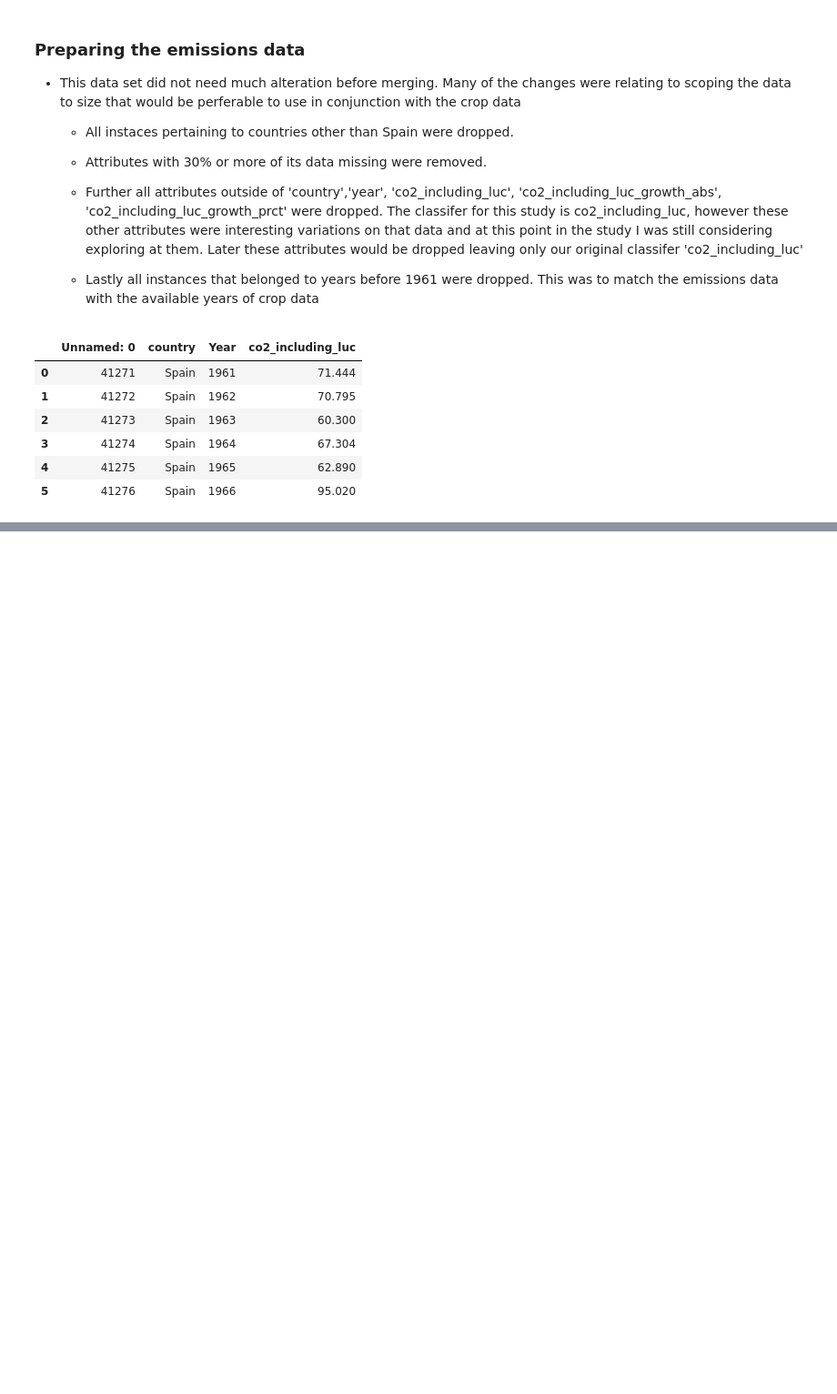
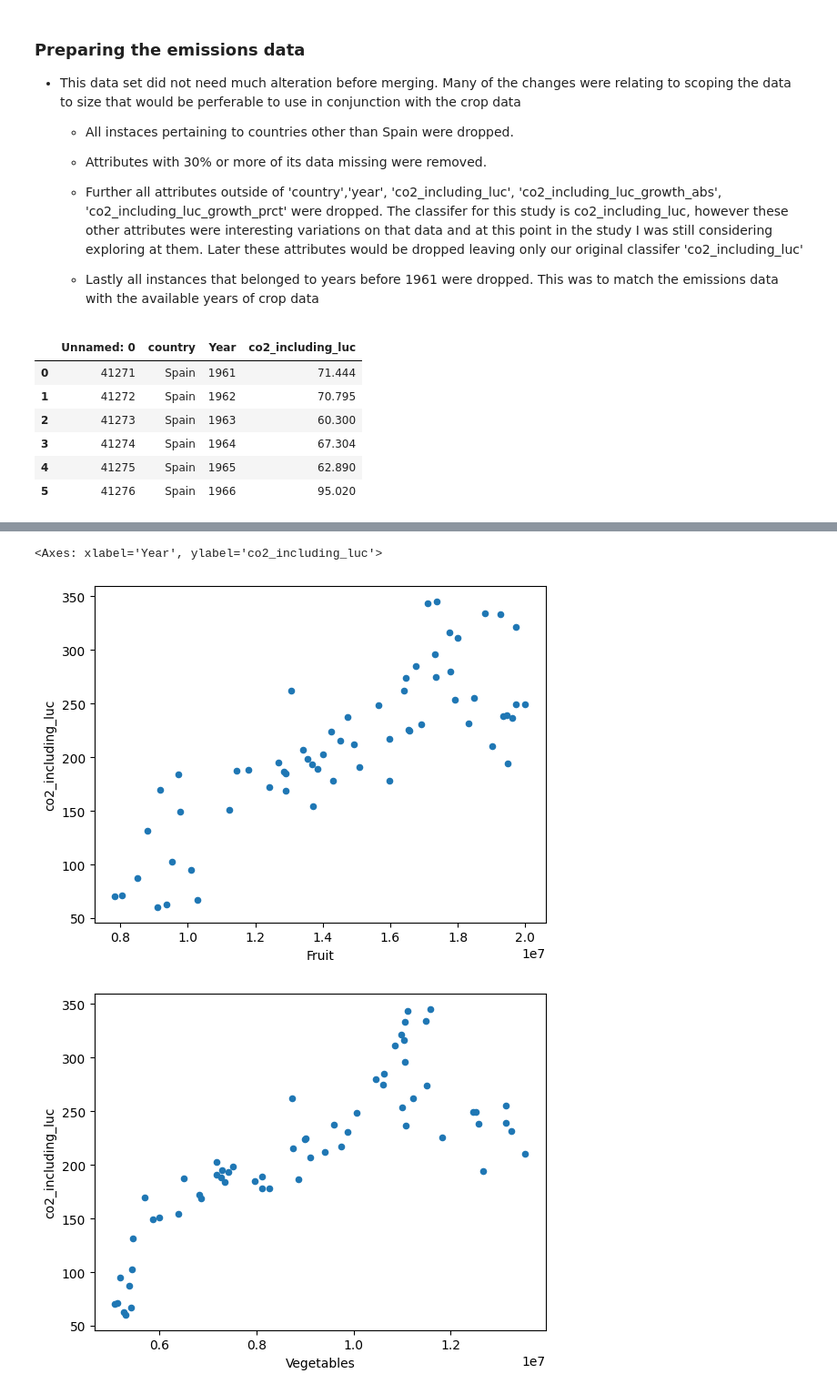
Before and after one commit to nickbar2003/FirstRepo, a Jupyter notebook: cs222/project/report.ipynb, the cells around one changed output, grey strips where cells are left out. Shown: that part at 91% size. Drawn from its saved outputs; the diff is of its cells as text; code cells hidden in the pictures; blank space fills up the shorter version.

```diff
--- a/cs222/project/report.ipynb
+++ b/cs222/project/report.ipynb
@@ -184,0 +192,4 @@ display(emissions_before_merge.loc[0:5, :])
+# %%
+# Small example of working data set
+df = pd.read_csv('./data/workingData.csv')
+display(df.iloc[:3, 1:])
@@ -184,0 +209,9 @@ display(emissions_before_merge.loc[0:5, :])
+# %%
+# Scatter plots for vegetables, fruit, and by year
+df.plot.scatter(y='co2_including_luc', x='Fruit')
+df.plot.scatter(y='co2_including_luc', x='Vegetables')
+df.plot.scatter(y='co2_including_luc', x='Year')
+# %% [output]
+<Axes: xlabel='Year', ylabel='co2_including_luc'>
+[figure, added]
+[figure, added]
```
Also changed, not shown: parts of 18 cells of this notebook, 3 other files.
